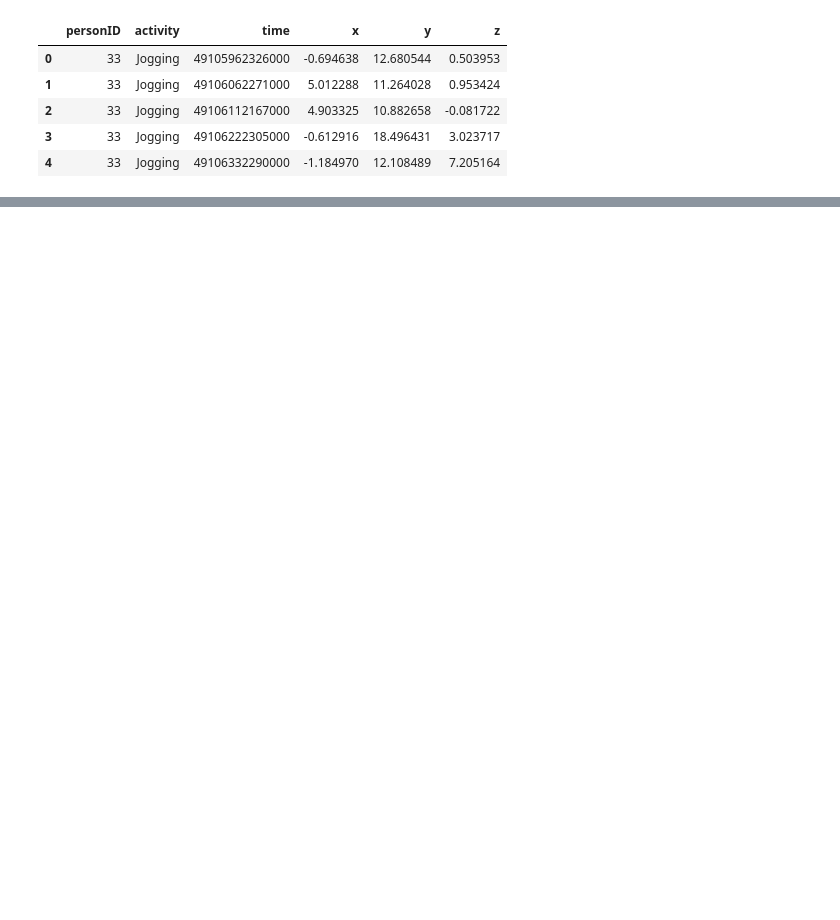
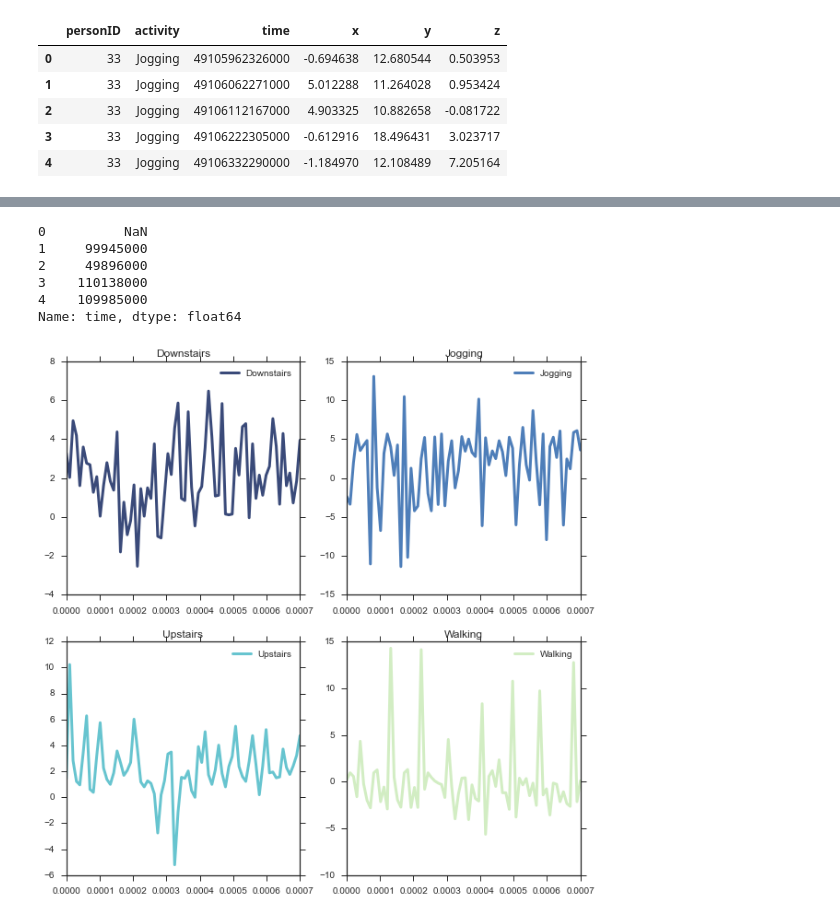
Before and after one commit to jenwei/accelerometer-interpreter, a Jupyter notebook: explore.ipynb, the cells around one changed output, grey strips where cells are left out. Saved outputs shown, nothing was run; the diff lists cells and outputs as text; code cells hidden in the pictures; blank space fills up the shorter version.

Commit message:
ADD: plotting a wave segment for the 4 activities

```diff
--- a/explore.ipynb
+++ b/explore.ipynb
@@ -10,10 +13,3 @@ df.head()
 | 2 | 33 | Jogging | 49106112167000 | 4.903325 | 10.882658 | -0.081722 |
 | 3 | 33 | Jogging | 49106222305000 | -0.612916 | 18.496431 | 3.023717 |
 | 4 | 33 | Jogging | 49106332290000 | -1.184970 | 12.108489 | 7.205164 |
-# %%
-colnames = ['personID', 'activity']
-for col in colnames:
-    print "\n"
-    print col
-    for g, gdf in df.groupby(col):
-        print g
@@ -31,0 +16,9 @@ Walking
+# %%
+dbname = ''
+db = ''
+
+for i, (g, gdf) in enumerate(df.groupby('personID')):
+    # only work with the data for the personID 33
+    if g==33:
+        dbname, db = g, gdf
+        break
@@ -31,0 +36,28 @@ Walking
+# %%
+#calculate framerate = number of samples / time =
+n = 100
+db.time.diff().head()
+# %% [output]
+0          NaN
+1     99945000
+2     49896000
+3    110138000
+4    109985000
+Name: time, dtype: float64
+# %%
+# Get ready to plot 4 subplots as a 2x2 grid
+thinkplot.preplot(4, 2, 2)
+
+# Visualize the 4 activities
+for plotnum, (g, gdb) in enumerate(db.groupby('activity')):
+    # Calculate Waves
+    # FIX: framerate is probably not calculated correctly
+    zwave = thinkdsp.Wave(gdb['z'].values, framerate=100000)
+    zseg = zwave.segment(start=0.01,duration=0.0007)
+
+    # Plot
+    thinkplot.subplot(plotnum+1)
+    zseg.plot(label=g)
+    thinkplot.Config(title=g)
+# %% [output]
+[figure, added]
```
Also changed, not shown: parts of 4 cells of this notebook.
